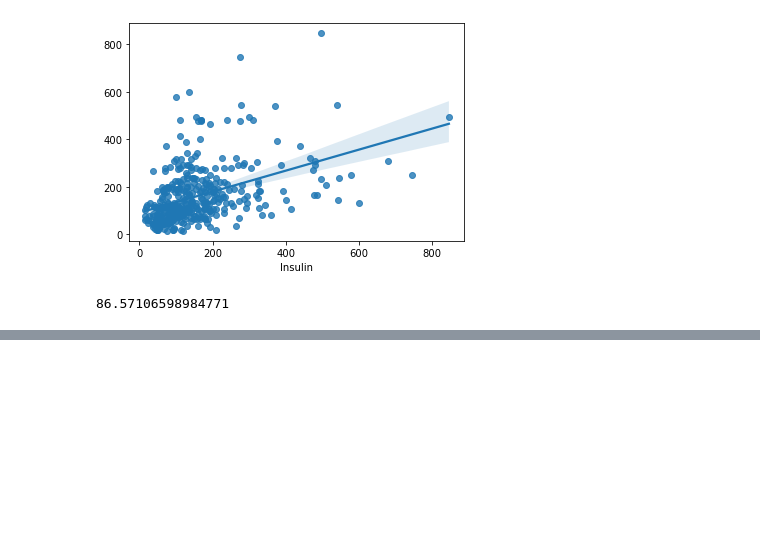
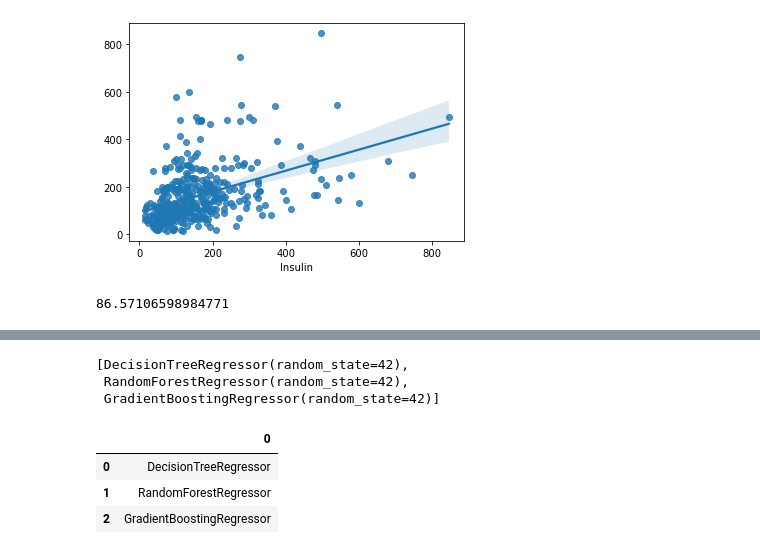
Before and after one commit to shinjangwoon/Kaggle, a Jupyter notebook: kaggle/Pima Indians/Pima Indians 회귀모델.ipynb, the cells around one changed output, grey strips where cells are left out. Saved outputs shown, nothing was run; the diff lists cells and outputs as text; code cells hidden in the pictures; blank space fills up the shorter version.

```diff
--- a/kaggle/Pima Indians/Pima Indians 회귀모델.ipynb
+++ b/kaggle/Pima Indians/Pima Indians 회귀모델.ipynb
@@ -269,0 +397,24 @@ error.mean()
+# %%
+from sklearn.ensemble import RandomForestRegressor, GradientBoostingRegressor
+
+estimators = [DecisionTreeRegressor(random_state=42),
+                      RandomForestRegressor(random_state=42),
+                      GradientBoostingRegressor(random_state=42)]
+estimators
+# %% [output]
+[DecisionTreeRegressor(random_state=42),
+ RandomForestRegressor(random_state=42),
+ GradientBoostingRegressor(random_state=42)]
+# %%
+# 모델을 for문을 돌면서 하나씩 클래스 이름만 리스트에 넣어주기
+results = []
+for estimator in estimators:
+    result = []
+    result.append(estimator.__class__.__name__)
+    results.append(result)
+pd.DataFrame(results)
+# %% [output]
+|  | 0 |
+| 0 | DecisionTreeRegressor |
+| 1 | RandomForestRegressor |
+| 2 | GradientBoostingRegressor |
```
Also changed, not shown: parts of 20 cells of this notebook.
